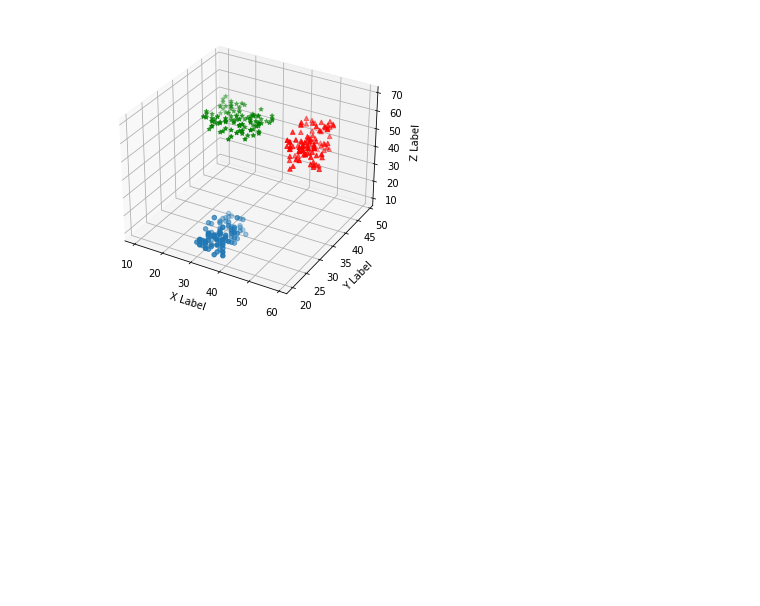
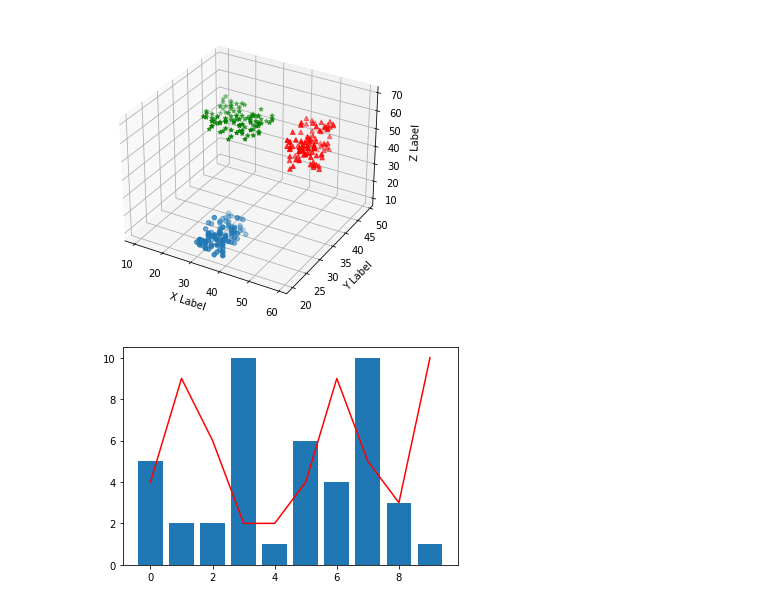
Before and after one commit to youngcher/Python, a Jupyter notebook: .github/workflows/matplotlib.ipynb, the cells around one changed output. Drawn from its saved outputs; the diff is of its cells as text; code cells hidden in the pictures; blank space fills up the shorter version.

Commit message:
matplotlib 데이터 시각화

```diff
--- a/.github/workflows/matplotlib.ipynb
+++ b/.github/workflows/matplotlib.ipynb
@@ -259,3 +259,19 @@ ax.set_zlabel('Z Label')
 # %% [output]
 Text(0.5, 0, 'Z Label')
 [figure]
+# %%
+import matplotlib.pyplot as plt
+import numpy as np
+
+x = range(10)
+y = np.random.randint(1,11, 10)
+
+
+y2 = np.random.randint(1,11, 10)
+
+plt.bar(x,y)
+plt.plot(x,y2,'r')
+
+plt.show()
+# %% [output]
+[figure, added]
```
Also changed, not shown: parts of 10 cells of this notebook.
